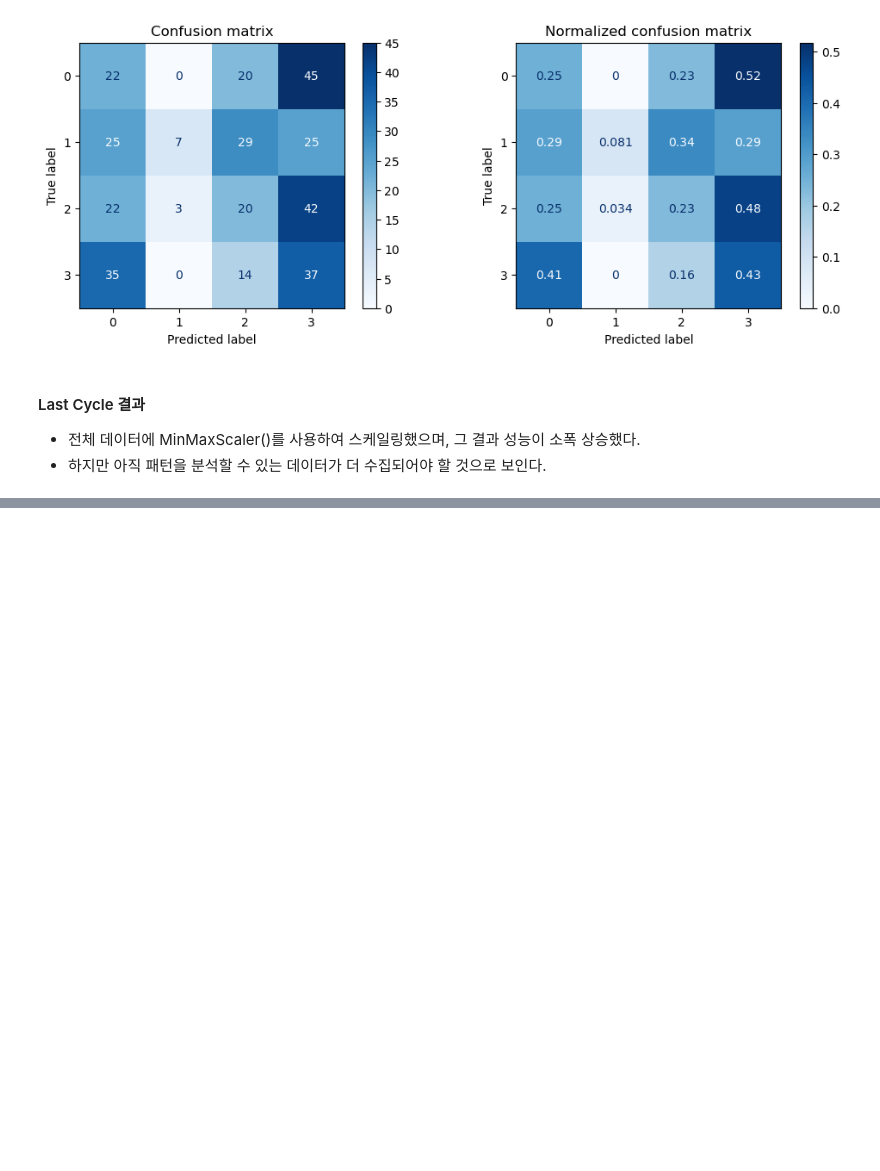
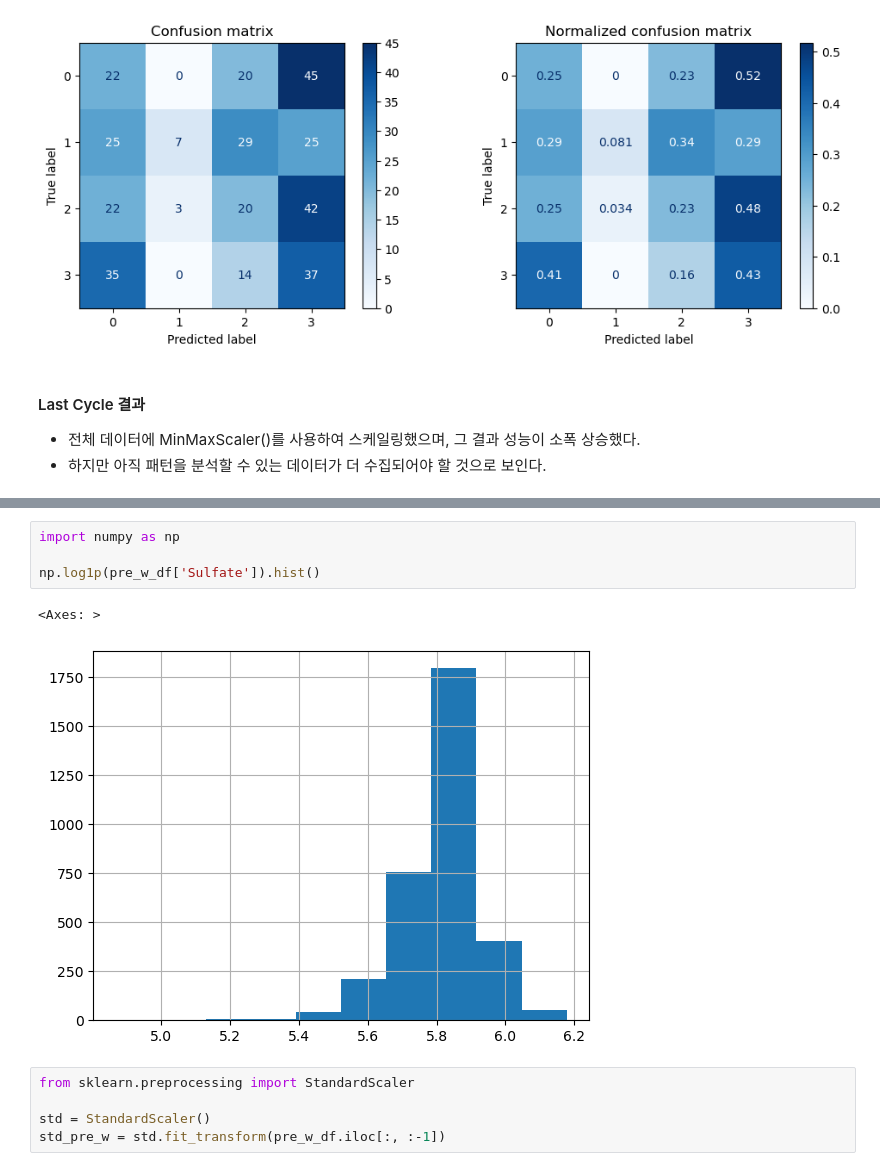
Before and after one commit to NoviceKim/machine-learning, a Jupyter notebook: b_classifier/i_ensemble_learning.ipynb, the cells around one changed output, grey strips where cells are left out. Drawn from its saved outputs; the diff is of its cells as text; blank space fills up the shorter version.

```diff
--- a/b_classifier/i_ensemble_learning.ipynb
+++ b/b_classifier/i_ensemble_learning.ipynb
@@ -694,0 +897,12 @@ get_evaluation(y_test, prediction, rfc, X_test)
+# %%
+import numpy as np
+
+np.log1p(pre_w_df['Sulfate']).hist()
+# %% [output]
+<Axes: >
+[figure, added]
+# %%
+from sklearn.preprocessing import StandardScaler
+
+std = StandardScaler()
+std_pre_w = std.fit_transform(pre_w_df.iloc[:, :-1])
```
Also changed, not shown: parts of 91 cells of this notebook, 14 other files.
